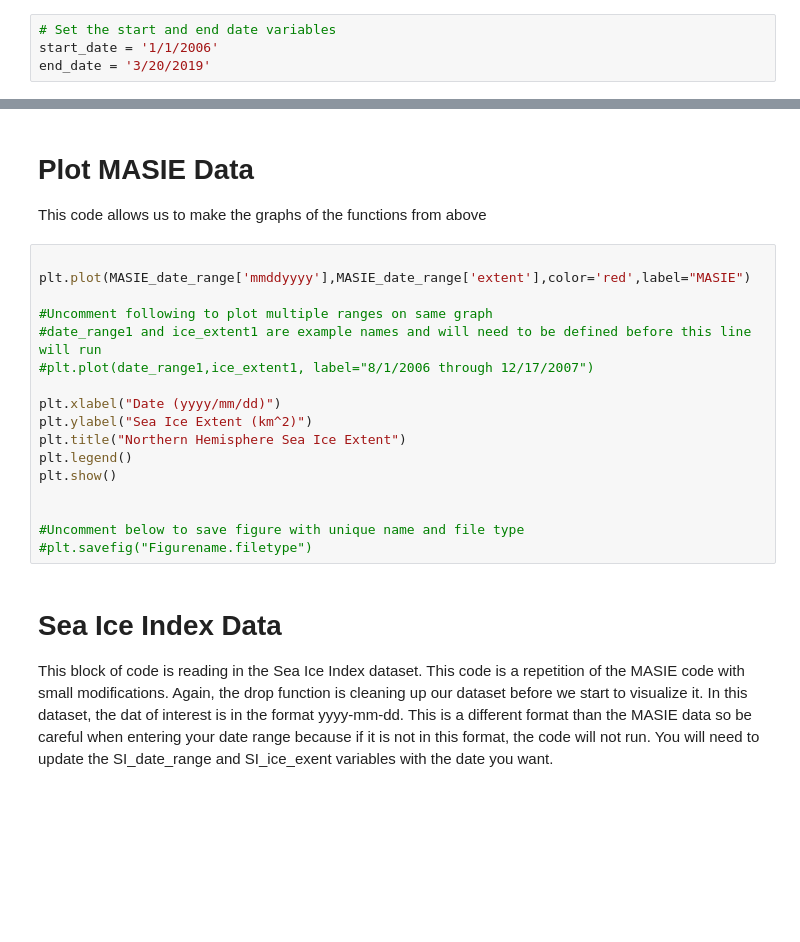
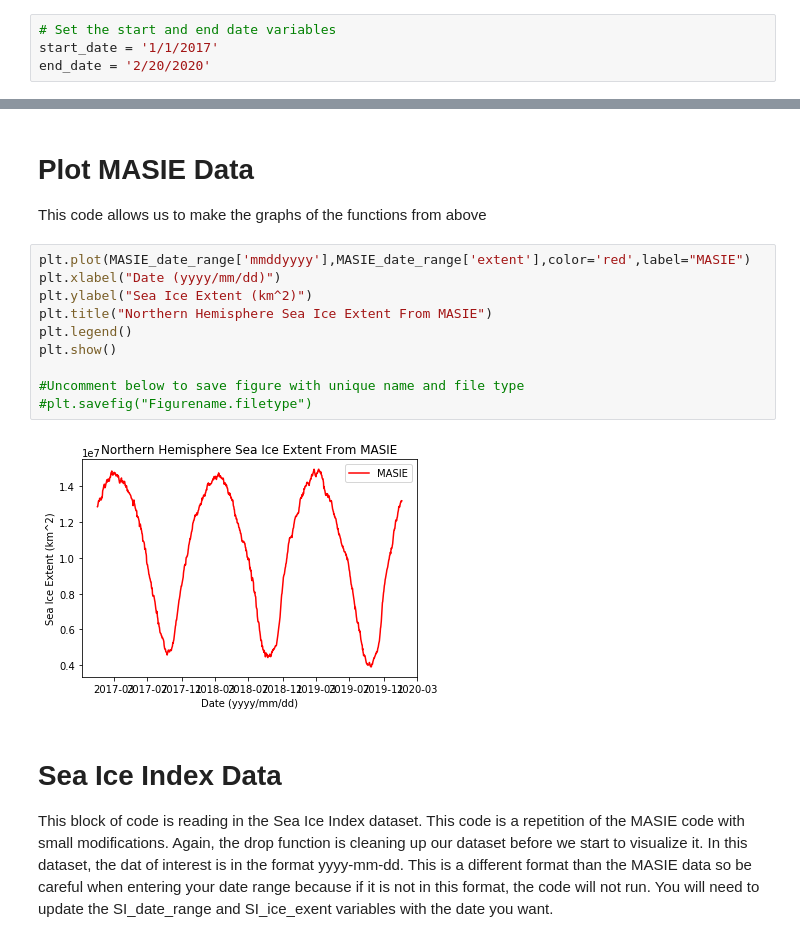
Before and after one commit to michaelavs/Daily-Arctic-Sea-Ice-Extent, a Jupyter notebook: Daily_Arctic_Sea_Ice_Extent.ipynb, the cells around one changed output, grey strips where cells are left out. Drawn from its saved outputs; the diff is of its cells as text; blank space fills up the shorter version.

```diff
--- a/Daily_Arctic_Sea_Ice_Extent.ipynb
+++ b/Daily_Arctic_Sea_Ice_Extent.ipynb
@@ -50,7 +58,7 @@ The cell below allows you to set the start and end date desired for plotting. Th
 # %%
 # Set the start and end date variables
-start_date = '1/1/2006'
-end_date = '3/20/2019'
+start_date = '1/1/2017'
+end_date = '2/20/2020'
 # %% [markdown]
 # Extract MASIE Data
 
@@ -120,22 +126,17 @@ MASIE_date_range=clip_MASIE(start_date, end_date)
 
 This code allows us to make the graphs of the functions from above
 # %%
-
 plt.plot(MASIE_date_range['mmddyyyy'],MASIE_date_range['extent'],color='red',label="MASIE")
-
-#Uncomment following to plot multiple ranges on same graph
-#date_range1 and ice_extent1 are example names and will need to be defined before this line will run
-#plt.plot(date_range1,ice_extent1, label="8/1/2006 through 12/17/2007")
-
 plt.xlabel("Date (yyyy/mm/dd)")
 plt.ylabel("Sea Ice Extent (km^2)")
-plt.title("Northern Hemisphere Sea Ice Extent")
+plt.title("Northern Hemisphere Sea Ice Extent From MASIE")
 plt.legend()
 plt.show()
 
-
 #Uncomment below to save figure with unique name and file type
 #plt.savefig("Figurename.filetype")
+# %% [output]
+[figure, added]
 # %% [markdown]
 # Sea Ice Index Data
 
```
Also changed, not shown: parts of 15 cells of this notebook.
